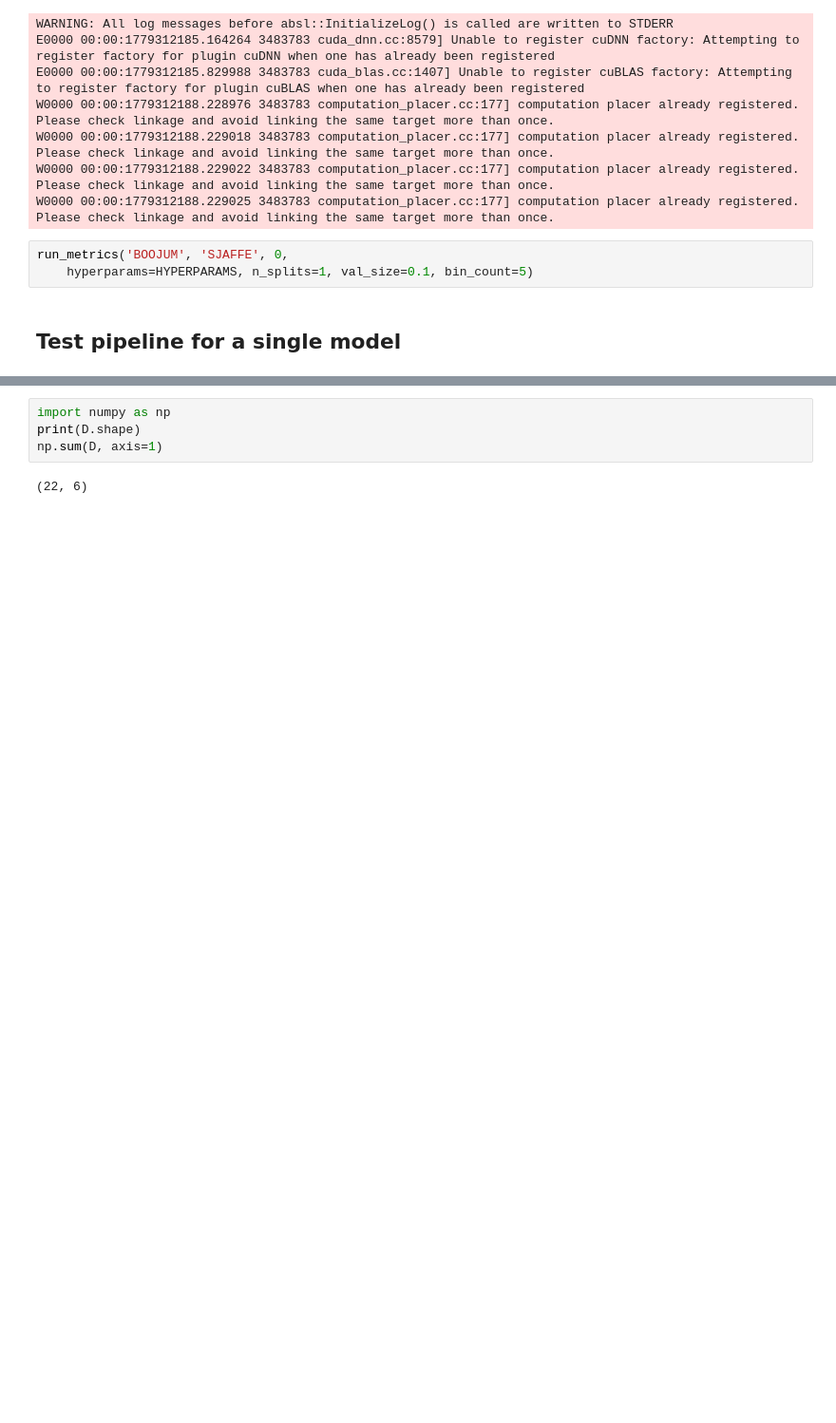
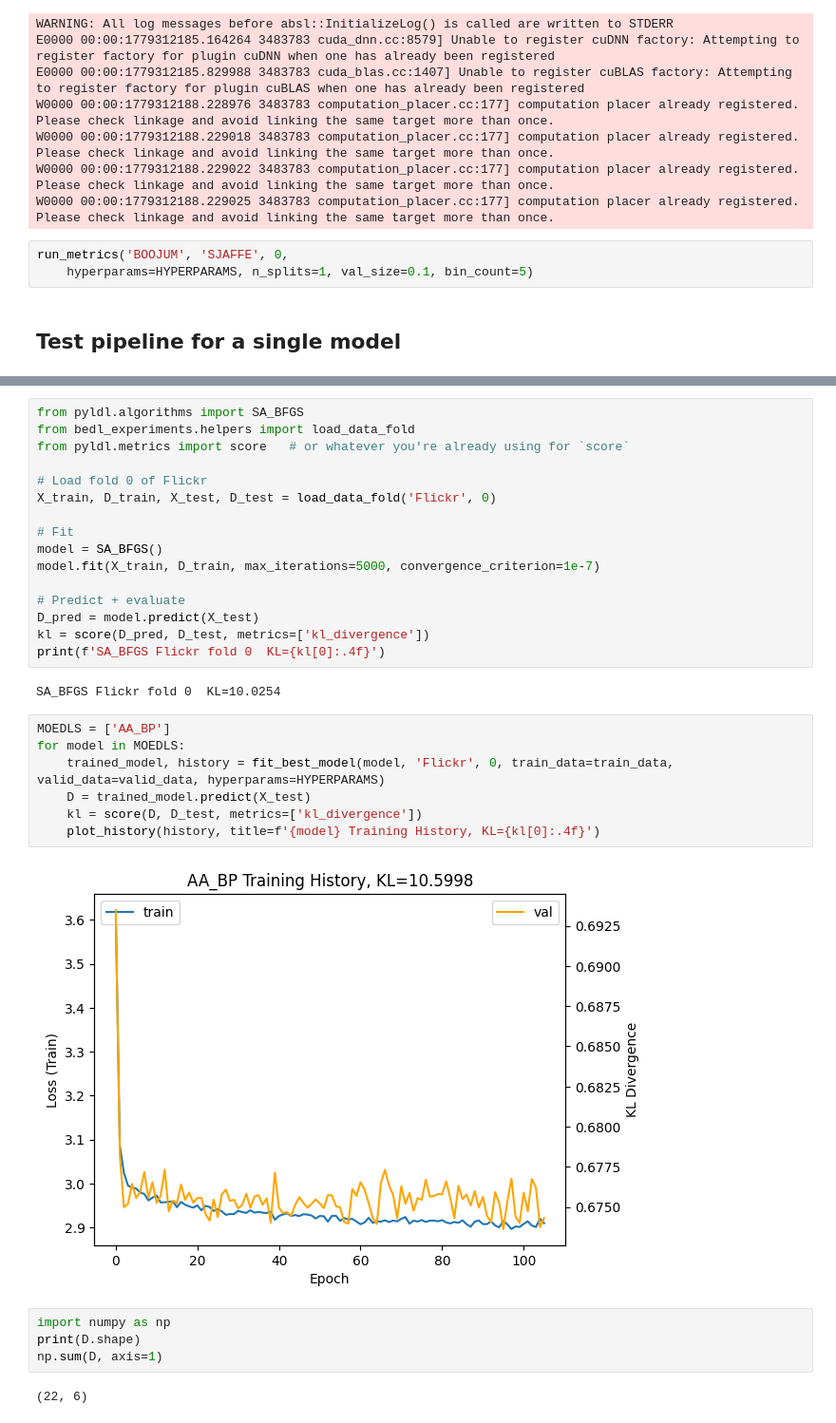
Before and after one commit to DuncanCSt/PyLDL, a Jupyter notebook: bedl_experiments/compute_metrics.ipynb, the cells around one changed output, grey strips where cells are left out. Shown at 95% size. Cells and saved outputs as stored; diff of their text form; blank space fills up the shorter version.

```diff
--- a/bedl_experiments/compute_metrics.ipynb
+++ b/bedl_experiments/compute_metrics.ipynb
@@ -156,3 +195,30 @@ for model in MOEDLS:
+# %%
+from pyldl.algorithms import SA_BFGS
+from bedl_experiments.helpers import load_data_fold
+from pyldl.metrics import score   # or whatever you're already using for `score`
+
+# Load fold 0 of Flickr
+X_train, D_train, X_test, D_test = load_data_fold('Flickr', 0)
+
+# Fit
+model = SA_BFGS()
+model.fit(X_train, D_train, max_iterations=5000, convergence_criterion=1e-7)
+
+# Predict + evaluate
+D_pred = model.predict(X_test)
+kl = score(D_pred, D_test, metrics=['kl_divergence'])
+print(f'SA_BFGS Flickr fold 0  KL={kl[0]:.4f}')
+# %% [output]
+SA_BFGS Flickr fold 0  KL=10.0254
+# %%
+MOEDLS = ['AA_BP']
+for model in MOEDLS:
+    trained_model, history = fit_best_model(model, 'Flickr', 0, train_data=train_data, valid_data=valid_data, hyperparams=HYPERPARAMS)
+    D = trained_model.predict(X_test)
+    kl = score(D, D_test, metrics=['kl_divergence'])
+    plot_history(history, title=f'{model} Training History, KL={kl[0]:.4f}')
+# %% [output]
+[figure, added]
 # %%
 import numpy as np
 print(D.shape)
```
Also changed, not shown: parts of 6 cells of this notebook, 8 other files.
